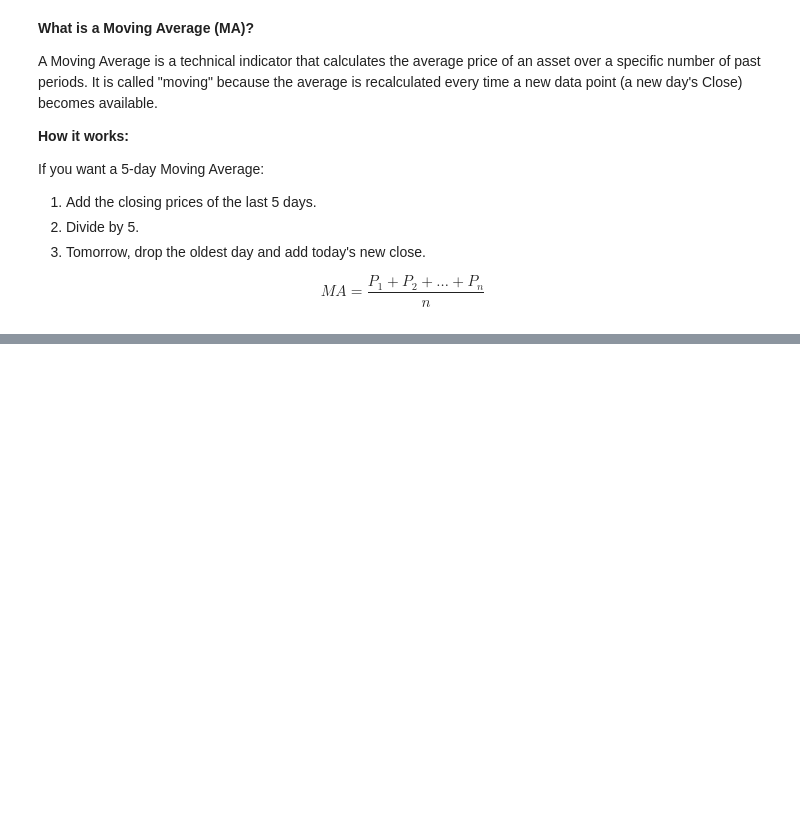
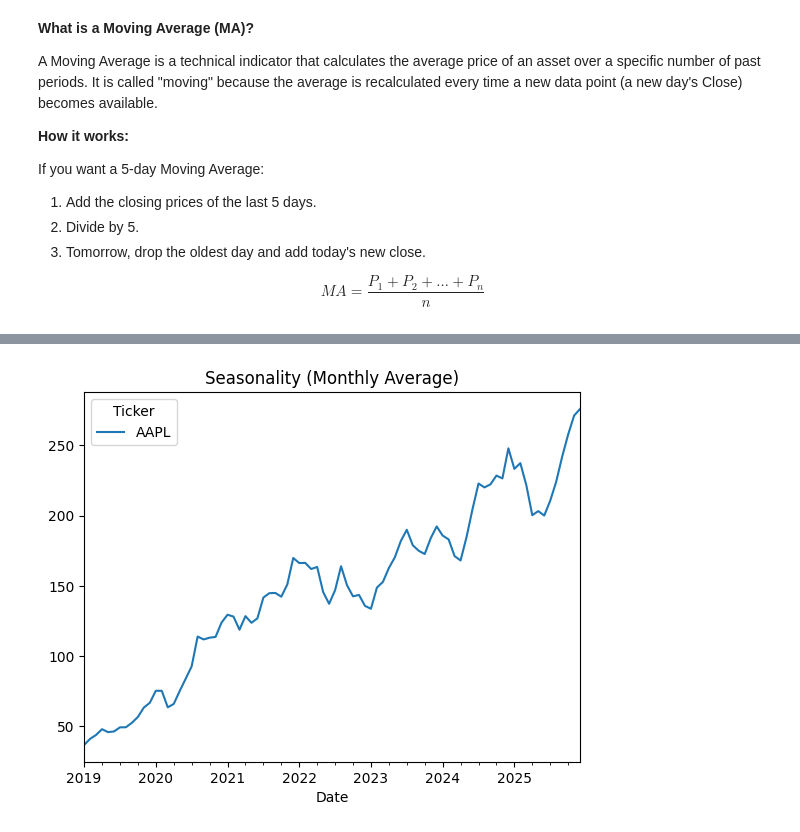
Before and after one commit to epythonlab2/AI_4_health, a Jupyter notebook: module_3_2_financial_data_science.ipynb, the cells around one changed output, grey strips where cells are left out. Saved outputs shown, nothing was run; the diff lists cells and outputs as text; code cells hidden in the pictures; blank space fills up the shorter version.

```diff
--- a/module_3_2_financial_data_science.ipynb
+++ b/module_3_2_financial_data_science.ipynb
@@ -424,7 +426,10 @@ import yfinance as yf
 import matplotlib.pyplot as plt
 
 # Load stock data
-data = yf.download("AAPL", start="2019-01-01", end="2026-01-01")
+data = yf.download("AAPL",
+                   start="2019-01-01",
+                   end="2026-01-01",
+                   auto_adjust=True)
 # %% [output]
 [*********************100%***********************]  1 of 1 completed
 # %%
@@ -450,0 +484,8 @@ $$MA = \frac{P_1 + P_2 + \dots + P_n}{n}$$
+# %%
+# Monthly average closing price
+monthly_avg = data["Close"].resample("ME").mean()
+
+monthly_avg.plot(title="Seasonality (Monthly Average)")
+plt.show()
+# %% [output]
+[figure, added]
```
Also changed, not shown: parts of 11 cells of this notebook.
